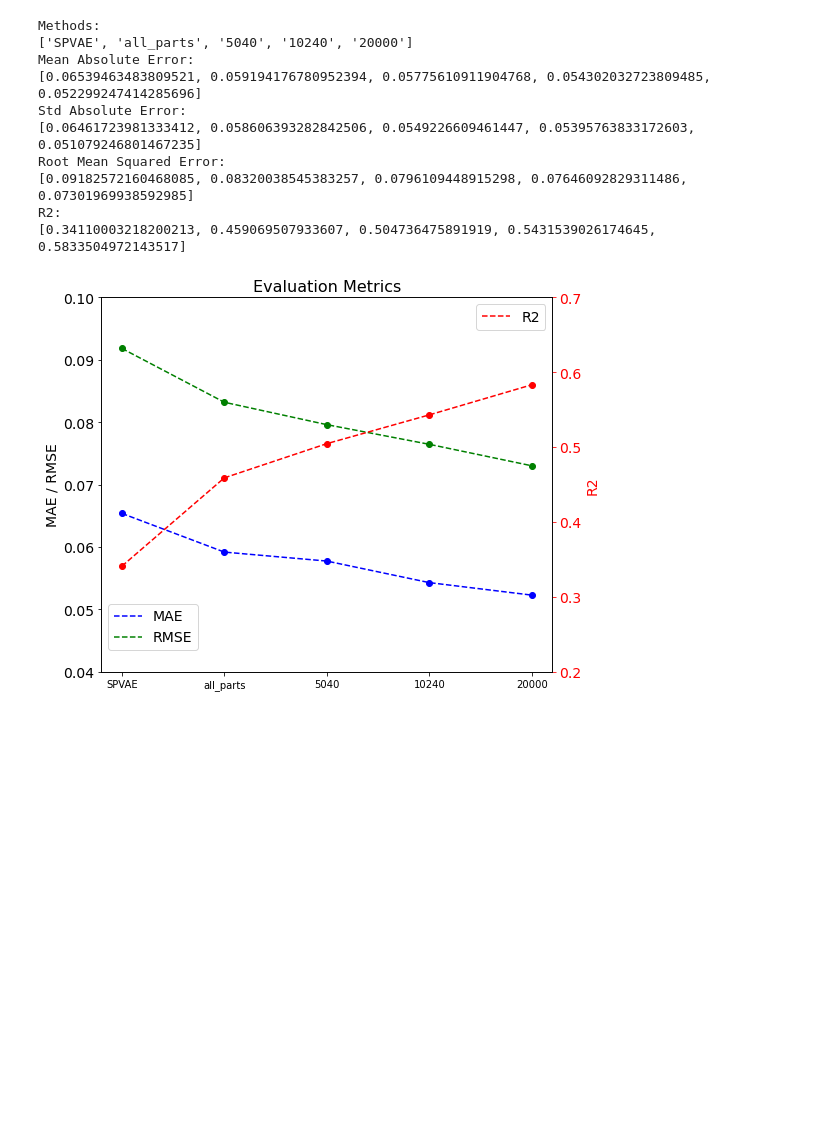
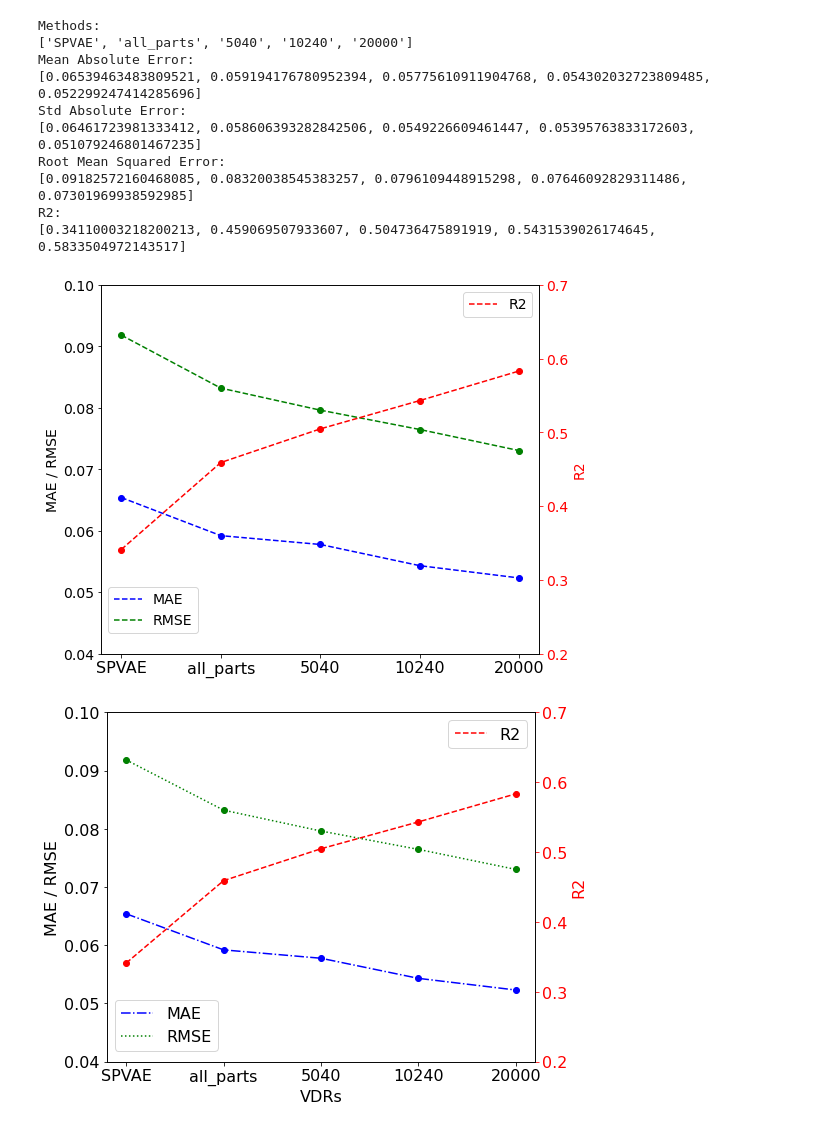
Before and after one commit to Xingang-Li/structure_aware_design_evaluation, a Jupyter notebook: plane/plane_autosklearn_drag.ipynb, the cells around one changed output. Drawn from its saved outputs; the diff is of its cells as text; code cells hidden in the pictures; blank space fills up the shorter version.

```diff
--- a/plane/plane_autosklearn_drag.ipynb
+++ b/plane/plane_autosklearn_drag.ipynb
@@ -242,8 +274,8 @@ ax1.legend(loc='upper left', bbox_to_anchor=(0, 0.2), fontsize=14)
 ax2.legend(loc='upper right', bbox_to_anchor=(1, 1), fontsize=14)
 
 # Set x-axis label and title with increased font size
-plt.xlabel('Models', fontsize=14)
-plt.title('Evaluation Metrics', fontsize=16)
+plt.xlabel('Models', fontsize=18)
+# plt.title('Evaluation Metrics', fontsize=16)
 
 # Adjust spacing to prevent legend overlap
 plt.tight_layout()
@@ -251,4 +283,46 @@ plt.tight_layout()
 # Display the plot
 plt.show()
 # %% [output]
-[figure, old version]
+[figure, new version]
+# %%
+import matplotlib.pyplot as plt
+
+# Create figure and axes
+fig, ax1 = plt.subplots(figsize=(8, 6))
+
+# Plot MAE and RMSE on left y-axis with dashed lines
+ax1.plot(models, mae_list_test, 'b-.', label='MAE')
+ax1.scatter(models, mae_list_test, color='b')
+ax1.plot(models, rmse_list_test, 'g:', label='RMSE')
+ax1.scatter(models, rmse_list_test, color='g')
+ax1.set_ylabel('MAE / RMSE', color='black', fontsize=16)
+ax1.tick_params('y', colors='black', labelsize=16)
+ax1.set_ylim(0.04, 0.10)
+
+# Create a second y-axis on the right for R2
+ax2 = ax1.twinx()
+ax2.plot(models, r2_test_list, 'r--', label='R2')
+ax2.scatter(models, r2_test_list, color='r')
+ax2.set_ylabel('R2', color='red', fontsize=16)
+ax2.tick_params('y', colors='red', labelsize=16)
+ax2.set_ylim(0.2, 0.7)  # Set y-axis limit from 0.2 to 0.7
+
+# Position legends outside the plot area
+ax1.legend(loc='upper left', bbox_to_anchor=(0, 0.2), fontsize=16)
+ax2.legend(loc='upper right', bbox_to_anchor=(1, 1), fontsize=16)
+
+# Set x-axis label and title with increased font size
+ax1.set_xlabel('VDRs', fontsize=16)  # Increase font size here
+ax1.tick_params('x', colors='black', labelsize=16)
+ax2.set_xlabel('VDRs', fontsize=14)
+ax2.tick_params('x', colors='black', labelsize=16)
+# plt.title('Evaluation Metrics', fontsize=16)
+# plt.rcParams.update({'font.size': 16})
+
+# Adjust spacing to prevent legend overlap
+plt.tight_layout()
+
+# Display the plot
+plt.show()
+# %% [output]
+[figure, added]
```
Also changed, not shown: parts of 4 cells of this notebook, 11 other files.
